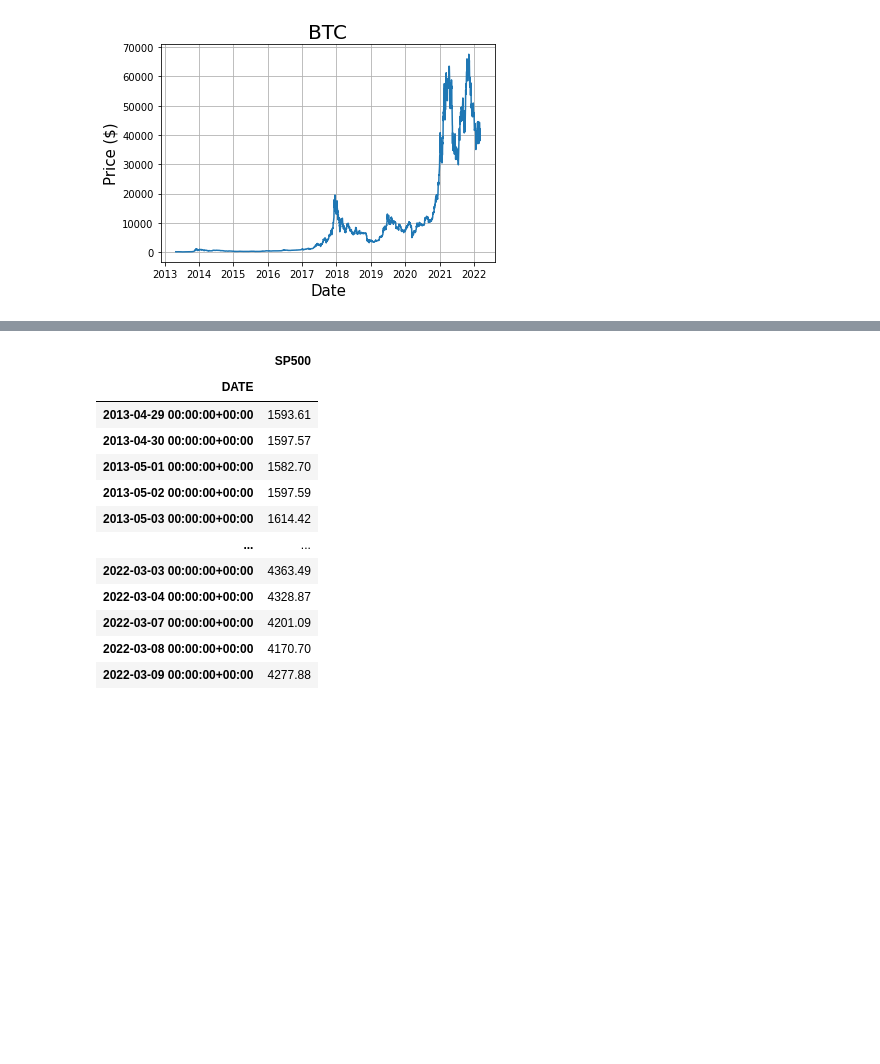
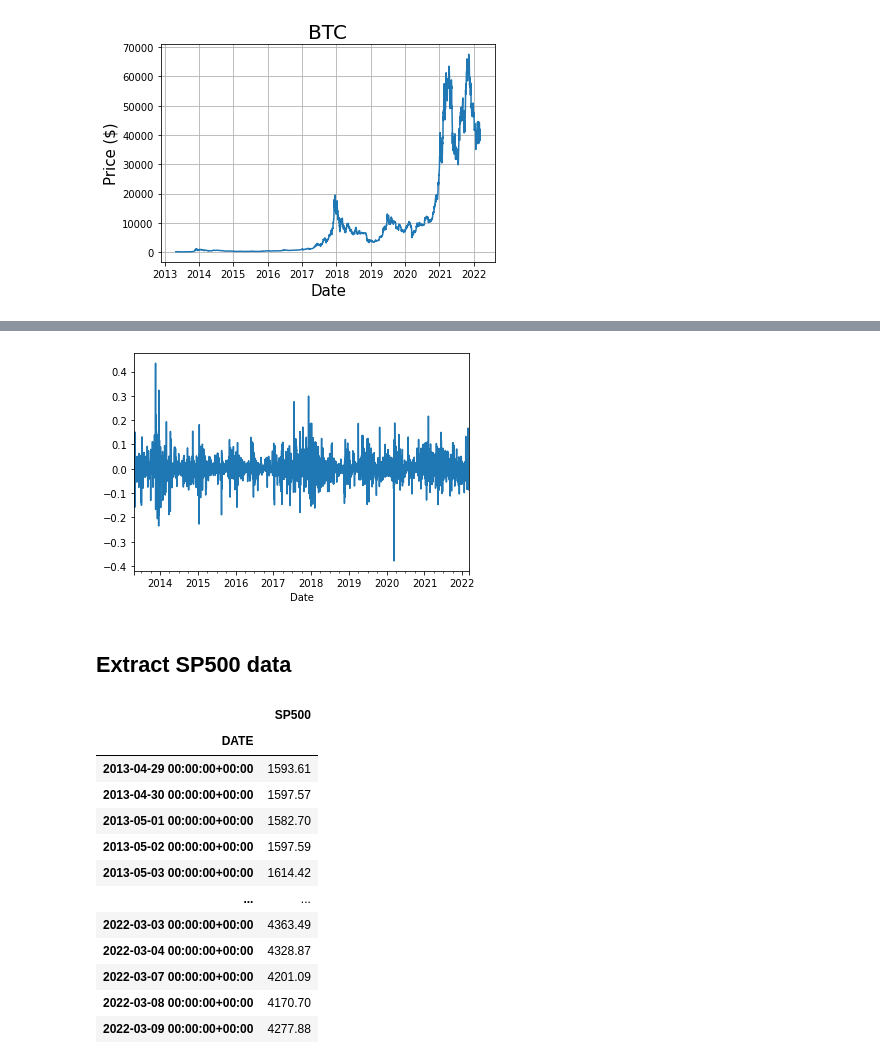
Before and after one commit to ZiyuanLi007/cryptoquant, a Jupyter notebook: example_bitcoin_sp500.ipynb, the cells around one changed output, grey strips where cells are left out. Drawn from its saved outputs; the diff is of its cells as text; code cells hidden in the pictures; blank space fills up the shorter version.

```diff
--- a/example_bitcoin_sp500.ipynb
+++ b/example_bitcoin_sp500.ipynb
@@ -66,0 +143,5 @@ Name: BTC, Length: 3238, dtype: float64
+# %%
+weighted_coins_df = weighted_coins_df.pct_change().fillna(0).squeeze()
+weighted_coins_df.plot()
+weighted_coins_df
+# %% [output]
@@ -67 +161,4 @@ Name: BTC, Length: 3238, dtype: float64
+[figure, added]
+# %% [markdown]
+## Extract SP500 data
 # %%
```
Also changed, not shown: parts of 15 cells of this notebook.
